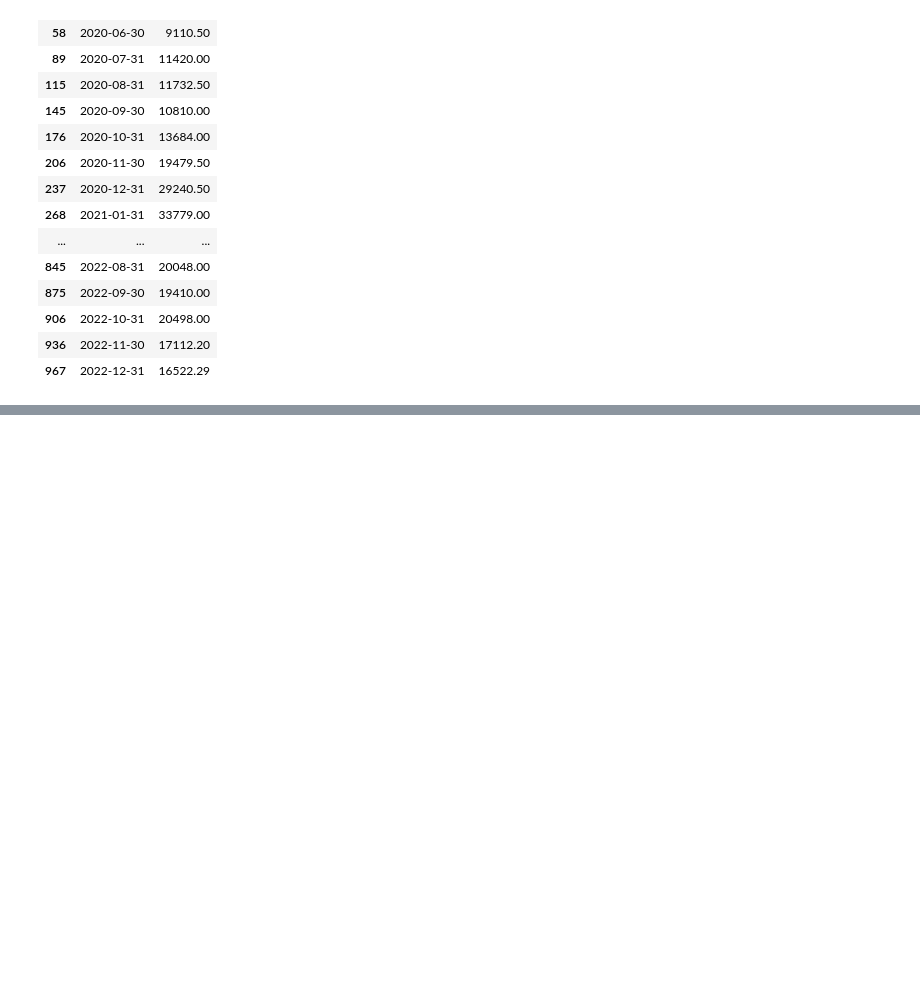
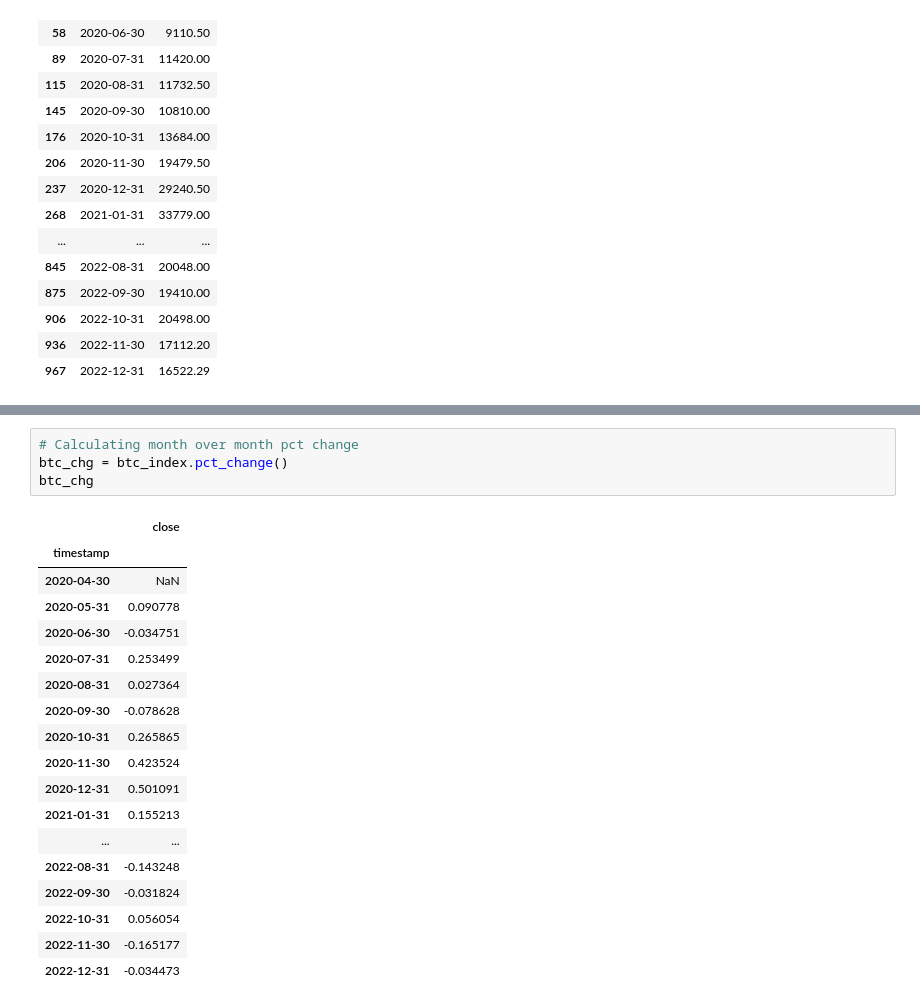
Before and after one commit to jordan-gilmartin/Alpaca-API-Data, a Jupyter notebook: Alpaca-API-Data.ipynb, the cells around one changed output, grey strips where cells are left out. Drawn from its saved outputs; the diff is of its cells as text; blank space fills up the shorter version.

```diff
--- a/Alpaca-API-Data.ipynb
+++ b/Alpaca-API-Data.ipynb
@@ -929,0 +975,23 @@ btc_monthly
+# %%
+# Calculating month over month pct change
+btc_chg = btc_index.pct_change()
+btc_chg
+# %% [output]
+|  | close |
+| timestamp |  |
+| 2020-04-30 | NaN |
+| 2020-05-31 | 0.090778 |
+| 2020-06-30 | -0.034751 |
+| 2020-07-31 | 0.253499 |
+| 2020-08-31 | 0.027364 |
+| 2020-09-30 | -0.078628 |
+| 2020-10-31 | 0.265865 |
+| 2020-11-30 | 0.423524 |
+| 2020-12-31 | 0.501091 |
+| 2021-01-31 | 0.155213 |
+| ... | ... |
+| 2022-08-31 | -0.143248 |
+| 2022-09-30 | -0.031824 |
+| 2022-10-31 | 0.056054 |
+| 2022-11-30 | -0.165177 |
+| 2022-12-31 | -0.034473 |
```
Also changed, not shown: parts of 3 cells of this notebook, 1 other file.
